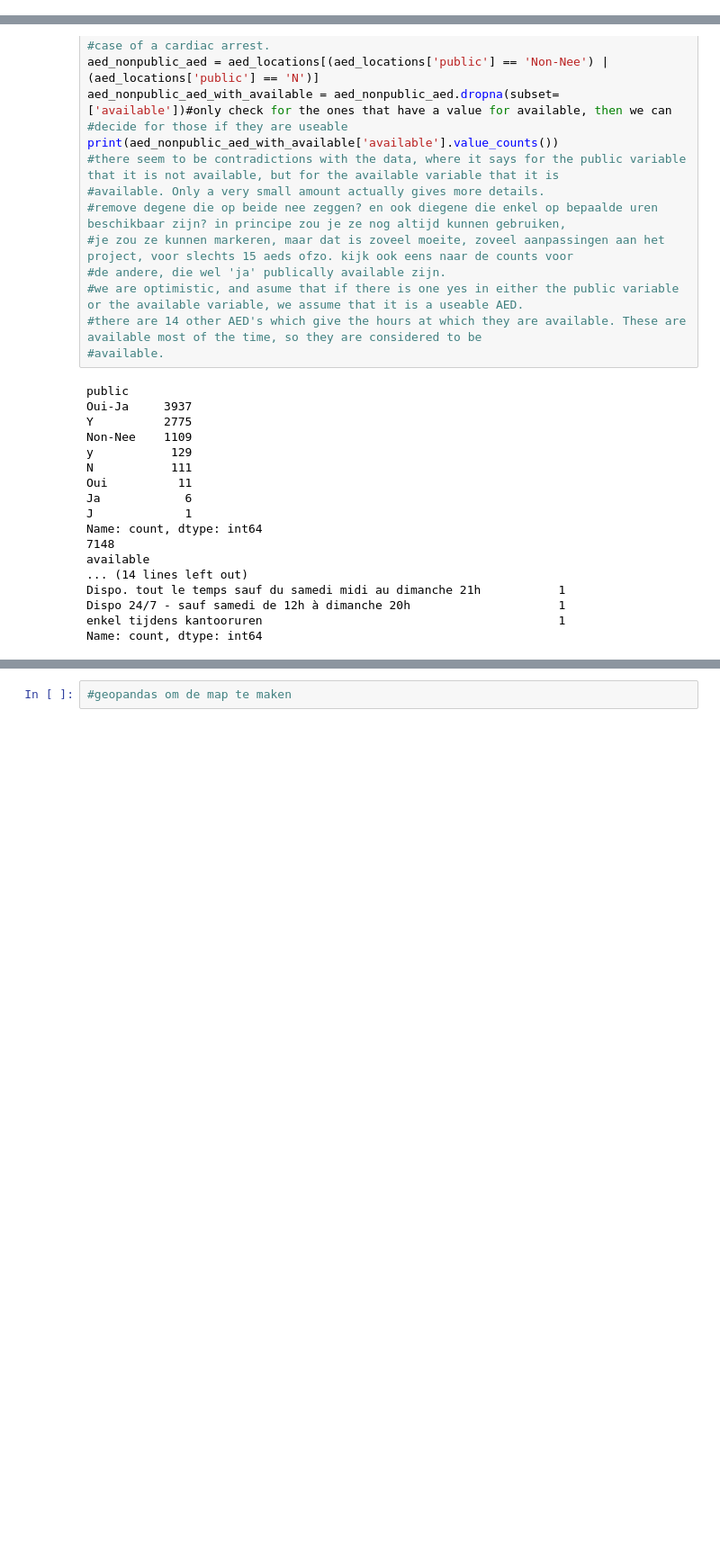
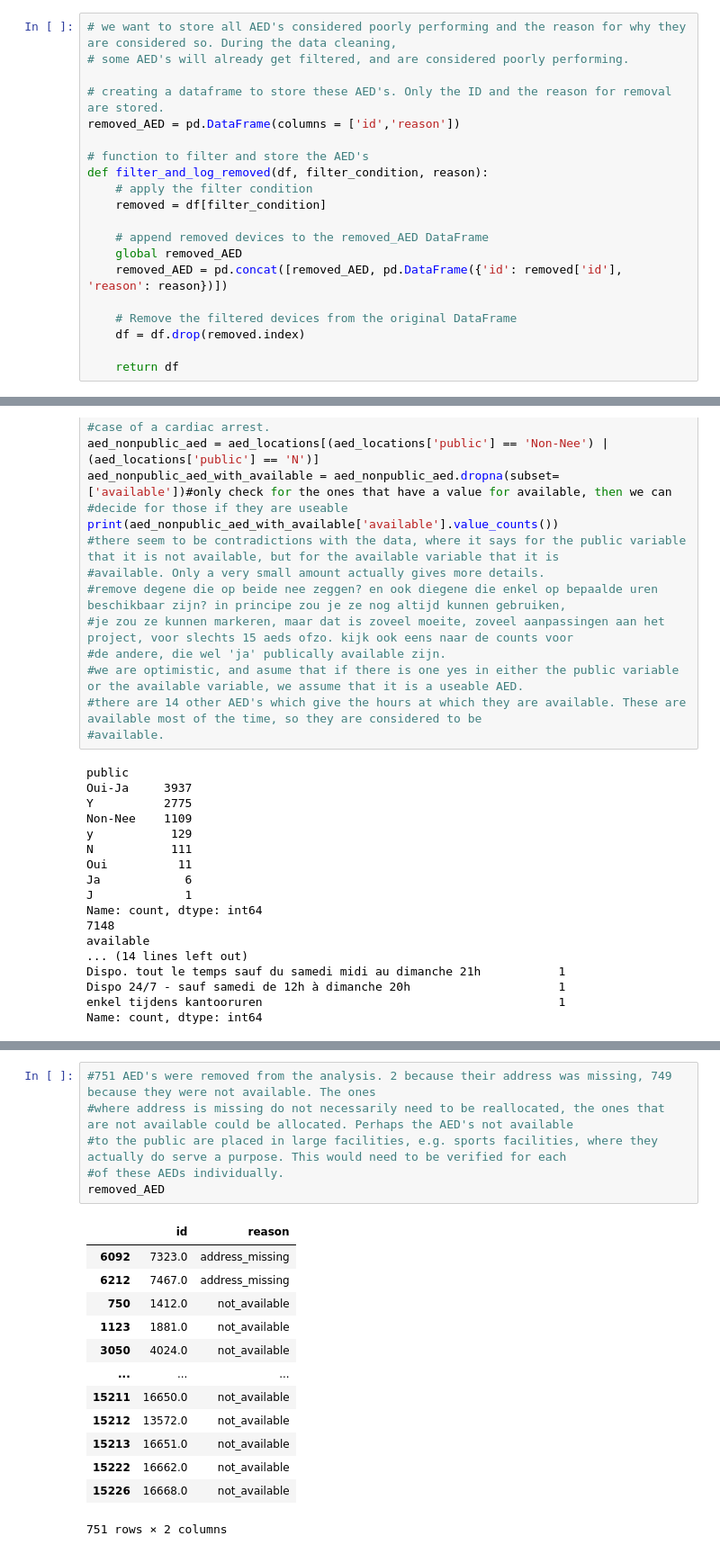
Before and after one commit to Elouan-Debels/MDAProject, a Jupyter notebook: data cleaning.ipynb, the cells around one changed output, grey strips where cells are left out. Shown at 90% size. Saved outputs shown, nothing was run; the diff lists cells and outputs as text; blank space fills up the shorter version.

```diff
--- a/data cleaning.ipynb
+++ b/data cleaning.ipynb
@@ -20,6 +20,26 @@ pit_locations = pd.read_parquet(directory + "pit_locations.parquet.gzip")
 print(len(aed_locations))
 # %% [output]
 15227
+# %%
+# we want to store all AED's considered poorly performing and the reason for why they are considered so. During the data cleaning,
+# some AED's will already get filtered, and are considered poorly performing.
+
+# creating a dataframe to store these AED's. Only the ID and the reason for removal are stored.
+removed_AED = pd.DataFrame(columns = ['id','reason'])
+
+# function to filter and store the AED's
+def filter_and_log_removed(df, filter_condition, reason):
+    # apply the filter condition
+    removed = df[filter_condition]
+
+    # append removed devices to the removed_AED DataFrame
+    global removed_AED
+    removed_AED = pd.concat([removed_AED, pd.DataFrame({'id': removed['id'], 'reason': reason})])
+
+    # Remove the filtered devices from the original DataFrame
+    df = df.drop(removed.index)
+
+    return df
 # %%
 # count the number of missing addresses in aed_locations
 aed_missing_location_count = aed_locations['address'].isna().sum()
@@ -209,2 +230,20 @@ aed_locations_cleaned.drop(columns = ['hours'])
 # %%
-#geopandas om de map te maken
+#751 AED's were removed from the analysis. 2 because their address was missing, 749 because they were not available. The ones
+#where address is missing do not necessarily need to be reallocated, the ones that are not available could be allocated. Perhaps the AED's not available
+#to the public are placed in large facilities, e.g. sports facilities, where they actually do serve a purpose. This would need to be verified for each
+#of these AEDs individually.
+removed_AED
+# %% [output]
+|  | id | reason |
+| 6092 | 7323.0 | address_missing |
+| 6212 | 7467.0 | address_missing |
+| 750 | 1412.0 | not_available |
+| 1123 | 1881.0 | not_available |
+| 3050 | 4024.0 | not_available |
+| ... | ... | ... |
+| 15211 | 16650.0 | not_available |
+| 15212 | 13572.0 | not_available |
+| 15213 | 16651.0 | not_available |
+| 15222 | 16662.0 | not_available |
+| 15226 | 16668.0 | not_available |
+751 rows × 2 columns
```
Also changed, not shown: parts of 15 cells of this notebook.
